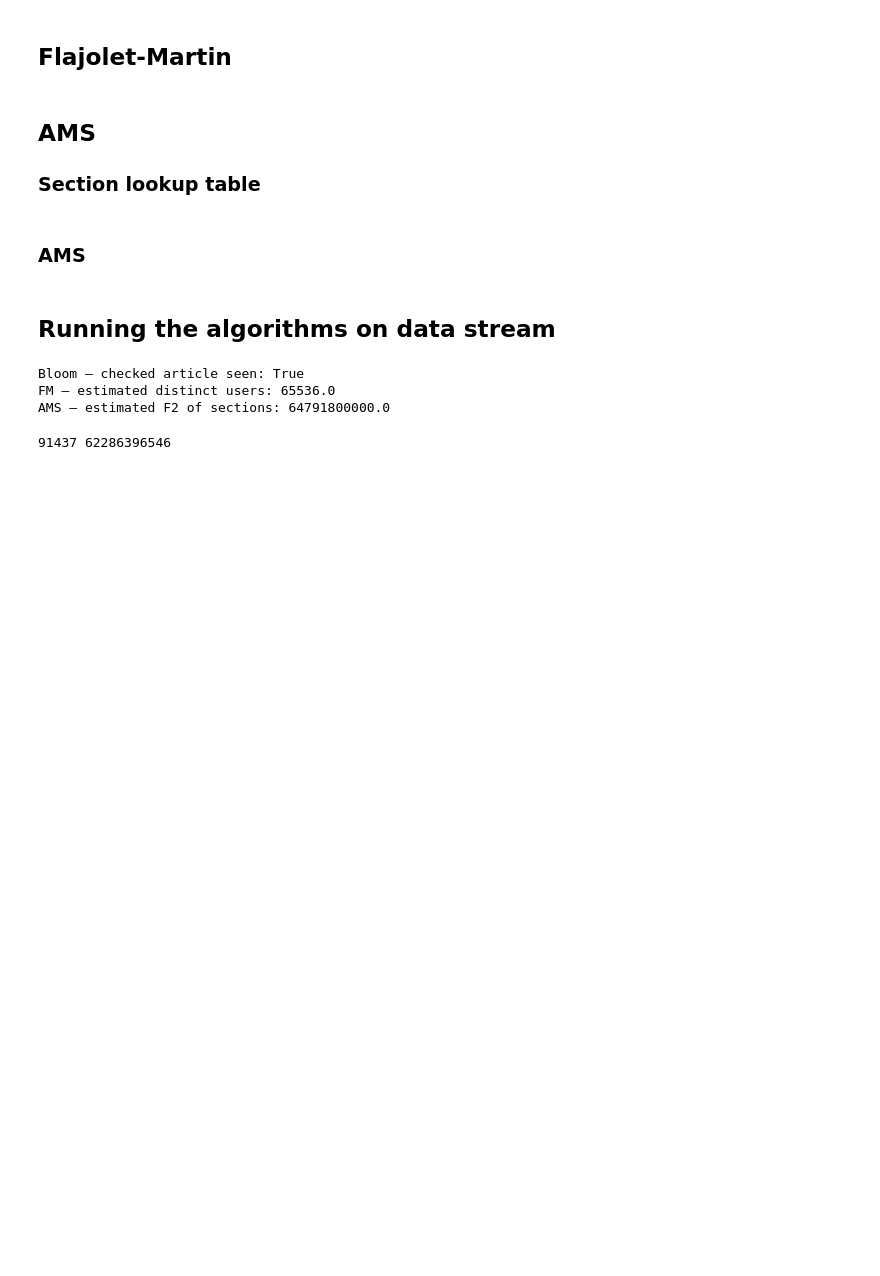
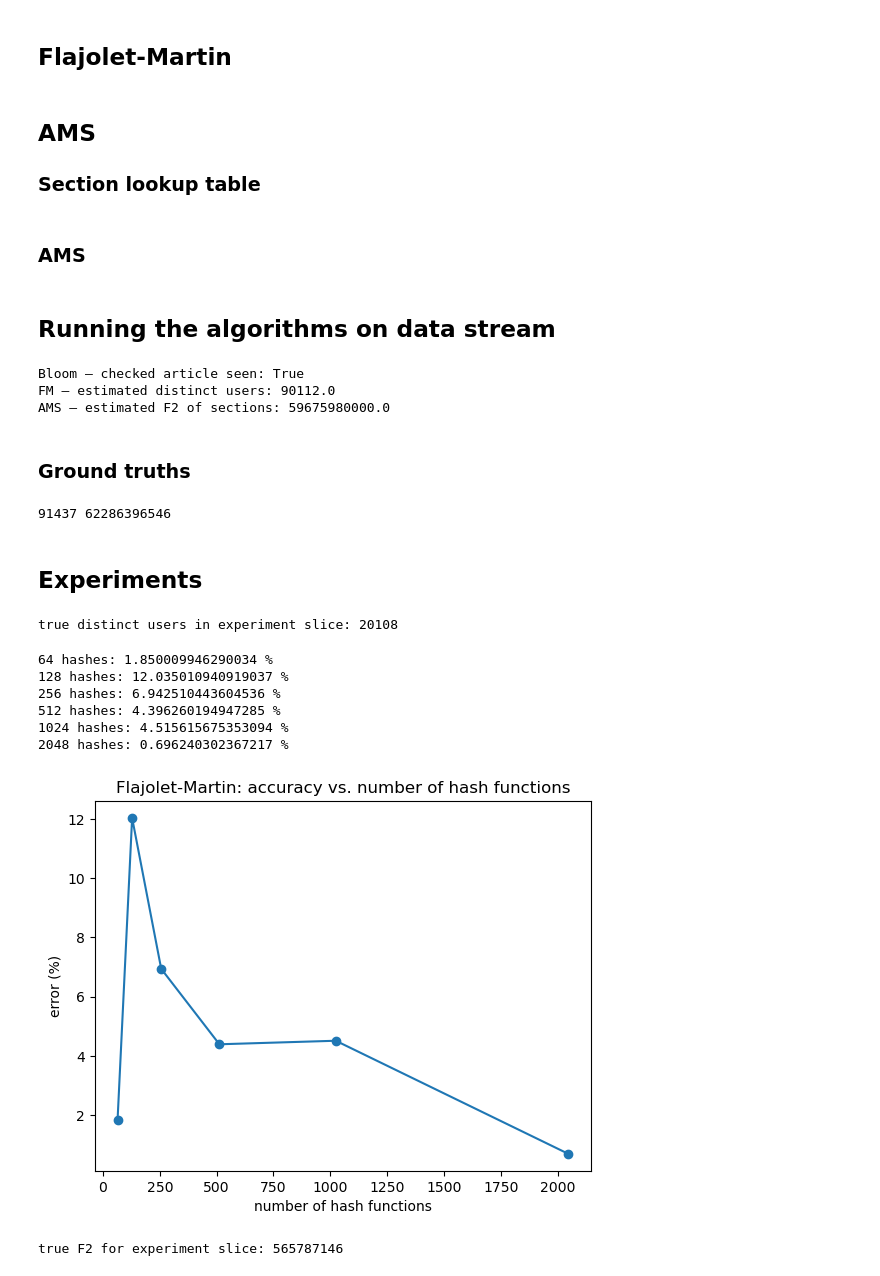
Before and after one commit to FeMaspe02/AlgorithmsProject_MasperoFederico, a Jupyter notebook: stream_analysis.ipynb, the cells around one changed output. Drawn from its saved outputs; the diff is of its cells as text; code cells hidden in the pictures; blank space fills up the shorter version.

Commit message:
added final experiments and full-stream runs

```diff
--- a/stream_analysis.ipynb
+++ b/stream_analysis.ipynb
@@ -131,7 +131,7 @@ class BloomFilter:
     def __init__(self, size, num_hashes):
         self.size = size
         self.num_hashes = num_hashes
-        self.bits = [0] * size
+        self.bits = bytearray(size)
 
     def _hashes(self, item):
         values = []
@@ -159,27 +159,24 @@ class BloomFilter:
 ## Flajolet-Martin
 # %%
 from statistics import median
-
 class FlajoletMartin:
     def __init__(self, num_hashes):
         self.num_hashes = num_hashes
         self.max_tails = [0]*num_hashes
-
     def _tail_length(self, x):
         if x == 0:
             return 0
         tail_length = (x & -x).bit_length() - 1 #bitwise AND isolates lowest bit in binary expression. the bit is included, so -1 to get number of trailing zeros
         return tail_length
 
-
     def add(self, item):
         for i in range(self.num_hashes):
             combine = f"{i}_{item}"
-            h = hash(combine)
+            digest = hashlib.md5(combine.encode()).hexdigest()
+            h = int(digest, 16)
             tail_length = self._tail_length(h)
             if tail_length > self.max_tails[i]:
                 self.max_tails[i] = tail_length
-
 
     def estimate(self, group_size):
         estimates = []
@@ -252,8 +249,10 @@ print("FM — estimated distinct users:", fm.estimate(group_size=5))
 print("AMS — estimated F2 of sections:", ams.estimate())
 # %% [output]
 Bloom — checked article seen: True
-FM — estimated distinct users: 65536.0
-AMS — estimated F2 of sections: 64791800000.0
+FM — estimated distinct users: 90112.0
+AMS — estimated F2 of sections: 59675980000.0
+# %% [markdown]
+### Ground truths
 # %%
 users_set = set()
 section_counts = {}
@@ -266,3 +265,38 @@ true_f2 = sum(c*c for c in section_counts.values())
 print(distinct_users, true_f2)
 # %% [output]
 91437 62286396546
+# %% [markdown]
+## Experiments
+# %%
+EXP_LIMIT = 50000
+exp_users = set()
+for row in comment_stream("data/nyt-comments-2020.csv", limit=EXP_LIMIT):   # EXP_LIMIT, not limit
+    exp_users.add(row['userID'])
+exp_true_users = len(exp_users)
+print("true distinct users in experiment slice:", exp_true_users)
+# %% [output]
+true distinct users in experiment slice: 20108
+# %%
+#testing Flajolet-Martin on different numbers of hash functions, to see which will yield the best result
+xs = []
+ys = []
+for h in [64, 128, 256, 512, 1024, 2048]:
+    est = run_fm(num_hashes=h, group_size=32, limit=EXP_LIMIT)
+    error = abs(est - exp_true_users) / exp_true_users * 100
+    xs.append(h)
+    ys.append(error)
+    print(h, "hashes:", error, "%")
+
+plt.plot(xs, ys, marker='o')
+plt.xlabel("number of hash functions")
+plt.ylabel("error (%)")
+plt.title("Flajolet-Martin: accuracy vs. number of hash functions")
+plt.show()
+# %% [output]
+64 hashes: 1.850009946290034 %
+128 hashes: 12.035010940919037 %
+256 hashes: 6.942510443604536 %
+512 hashes: 4.396260194947285 %
+1024 hashes: 4.515615675353094 %
+2048 hashes: 0.696240302367217 %
+[figure, added]
@@ -268,0 +310,10 @@ print(distinct_users, true_f2)
+# %%
+exp_section_counts = {}
+
+for row in comment_stream("data/nyt-comments-2020.csv", limit=EXP_LIMIT):
+    section = section_of.get(row['articleID'], "UNKNOWN")
+    exp_section_counts[section] = exp_section_counts.get(section, 0) + 1
+exp_true_f2 = sum(c*c for c in exp_section_counts.values())
+print("true F2 for experiment slice:", exp_true_f2)
+# %% [output]
+true F2 for experiment slice: 565787146
```
Also changed, not shown: parts of 12 cells of this notebook.
